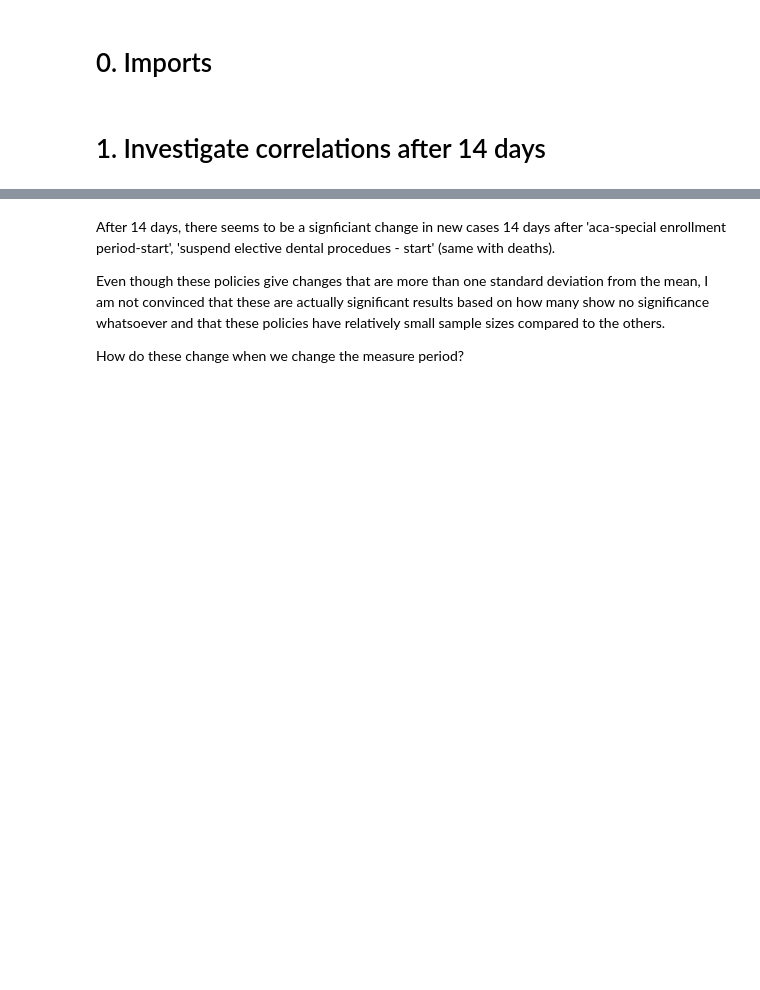
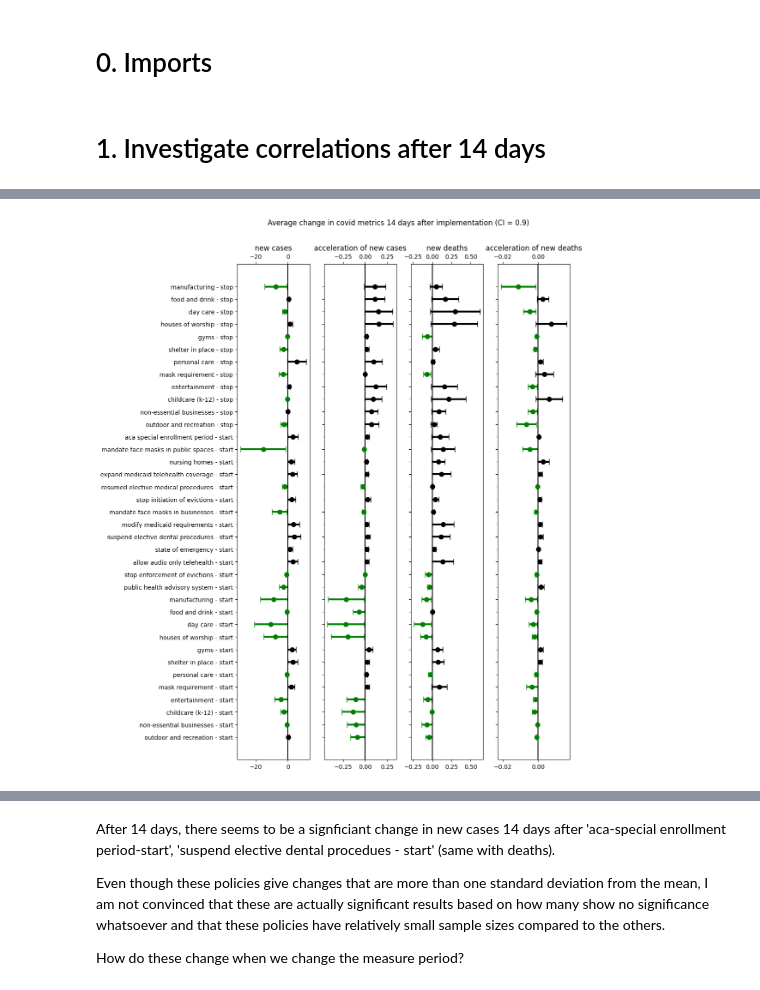
Before and after one commit to apalermo01/Covid-19-correlation-analysis, a Jupyter notebook: 04-Average cases and deaths at and after policy implementation.ipynb, the cells around one changed output, grey strips where cells are left out. Saved outputs shown, nothing was run; the diff lists cells and outputs as text; code cells hidden in the pictures; blank space fills up the shorter version.

```diff
--- a/04-Average cases and deaths at and after policy implementation.ipynb
+++ b/04-Average cases and deaths at and after policy implementation.ipynb
@@ -61,0 +65,7 @@ plot_delta_stats(delta_stats,
+# %%
+fig = plot_delta_stats(delta_stats,
+                 save_figure=True,
+                 interval="0.9",
+                 filename="./figures/average_changes_in_covid_metrics_14_days_90CI.png");
+# %% [output]
+[figure, added]
```
Also changed, not shown: parts of 10 cells of this notebook, 5 other files.
